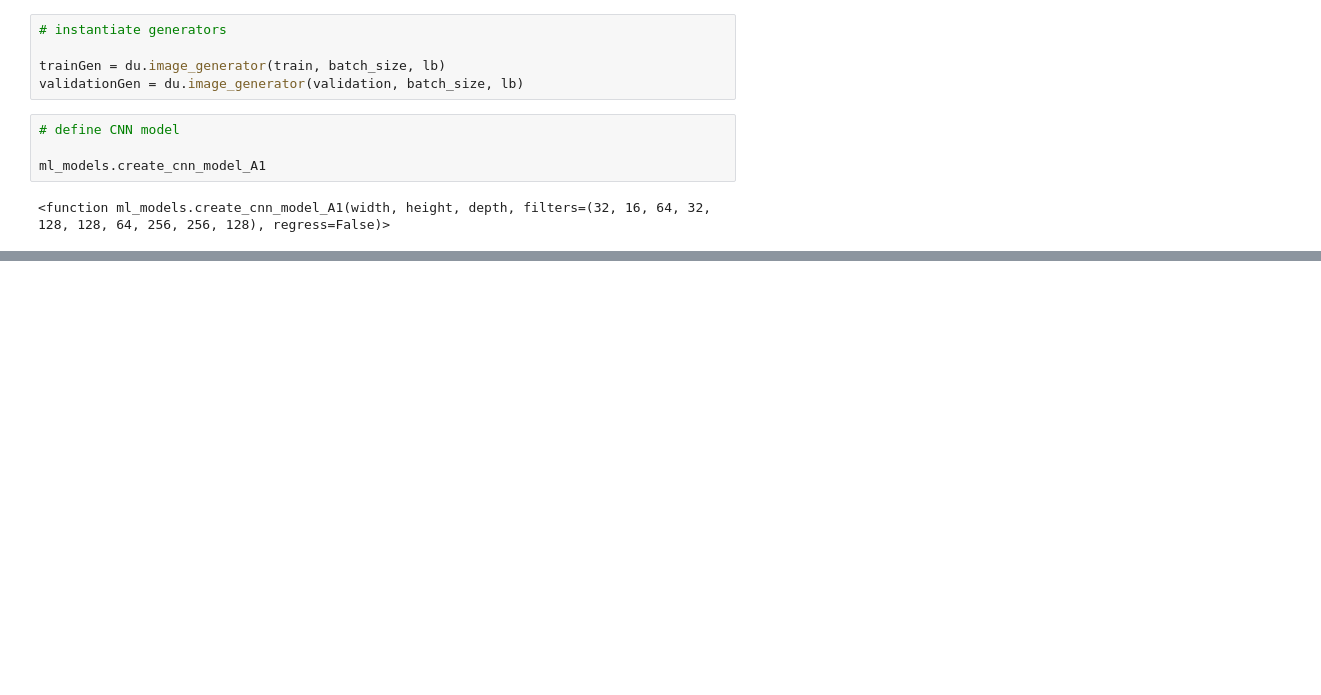
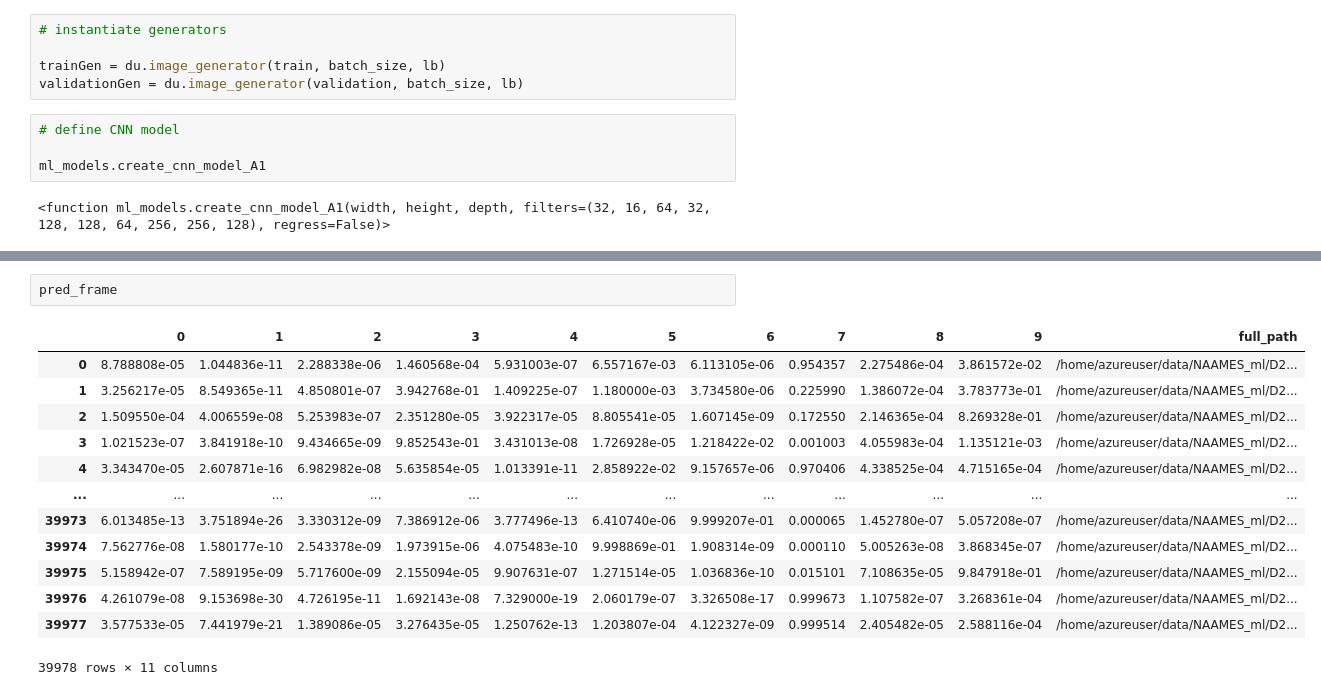
Before and after one commit to ifcb-utopia/ml-workflow, a Jupyter notebook: notebooks/CNN-v1-b.ipynb, the cells around one changed output, grey strips where cells are left out. Saved outputs shown, nothing was run; the diff lists cells and outputs as text; blank space fills up the shorter version.

```diff
--- a/notebooks/CNN-v1-b.ipynb
+++ b/notebooks/CNN-v1-b.ipynb
@@ -472,0 +508,16 @@ See the caveats in the documentation: https://pandas.pydata.org/pandas-docs/stab
+# %%
+pred_frame
+# %% [output]
+|  | 0 | 1 | 2 | 3 | 4 | 5 | 6 | 7 | 8 | 9 | full_path |
+| 0 | 8.788808e-05 | 1.044836e-11 | 2.288338e-06 | 1.460568e-04 | 5.931003e-07 | 6.557167e-03 | 6.113105e-06 | 0.954357 | 2.275486e-04 | 3.861572e-02 | /home/azureuser/data/NAAMES_ml/D2... |
+| 1 | 3.256217e-05 | 8.549365e-11 | 4.850801e-07 | 3.942768e-01 | 1.409225e-07 | 1.180000e-03 | 3.734580e-06 | 0.225990 | 1.386072e-04 | 3.783773e-01 | /home/azureuser/data/NAAMES_ml/D2... |
+| 2 | 1.509550e-04 | 4.006559e-08 | 5.253983e-07 | 2.351280e-05 | 3.922317e-05 | 8.805541e-05 | 1.607145e-09 | 0.172550 | 2.146365e-04 | 8.269328e-01 | /home/azureuser/data/NAAMES_ml/D2... |
+| 3 | 1.021523e-07 | 3.841918e-10 | 9.434665e-09 | 9.852543e-01 | 3.431013e-08 | 1.726928e-05 | 1.218422e-02 | 0.001003 | 4.055983e-04 | 1.135121e-03 | /home/azureuser/data/NAAMES_ml/D2... |
+| 4 | 3.343470e-05 | 2.607871e-16 | 6.982982e-08 | 5.635854e-05 | 1.013391e-11 | 2.858922e-02 | 9.157657e-06 | 0.970406 | 4.338525e-04 | 4.715165e-04 | /home/azureuser/data/NAAMES_ml/D2... |
+| ... | ... | ... | ... | ... | ... | ... | ... | ... | ... | ... | ... |
+| 39973 | 6.013485e-13 | 3.751894e-26 | 3.330312e-09 | 7.386912e-06 | 3.777496e-13 | 6.410740e-06 | 9.999207e-01 | 0.000065 | 1.452780e-07 | 5.057208e-07 | /home/azureuser/data/NAAMES_ml/D2... |
+| 39974 | 7.562776e-08 | 1.580177e-10 | 2.543378e-09 | 1.973915e-06 | 4.075483e-10 | 9.998869e-01 | 1.908314e-09 | 0.000110 | 5.005263e-08 | 3.868345e-07 | /home/azureuser/data/NAAMES_ml/D2... |
+| 39975 | 5.158942e-07 | 7.589195e-09 | 5.717600e-09 | 2.155094e-05 | 9.907631e-07 | 1.271514e-05 | 1.036836e-10 | 0.015101 | 7.108635e-05 | 9.847918e-01 | /home/azureuser/data/NAAMES_ml/D2... |
+| 39976 | 4.261079e-08 | 9.153698e-30 | 4.726195e-11 | 1.692143e-08 | 7.329000e-19 | 2.060179e-07 | 3.326508e-17 | 0.999673 | 1.107582e-07 | 3.268361e-04 | /home/azureuser/data/NAAMES_ml/D2... |
+| 39977 | 3.577533e-05 | 7.441979e-21 | 1.389086e-05 | 3.276435e-05 | 1.250762e-13 | 1.203807e-04 | 4.122327e-09 | 0.999514 | 2.405482e-05 | 2.588116e-04 | /home/azureuser/data/NAAMES_ml/D2... |
+39978 rows × 11 columns
```
Also changed, not shown: parts of 17 cells of this notebook, 4 other files.
